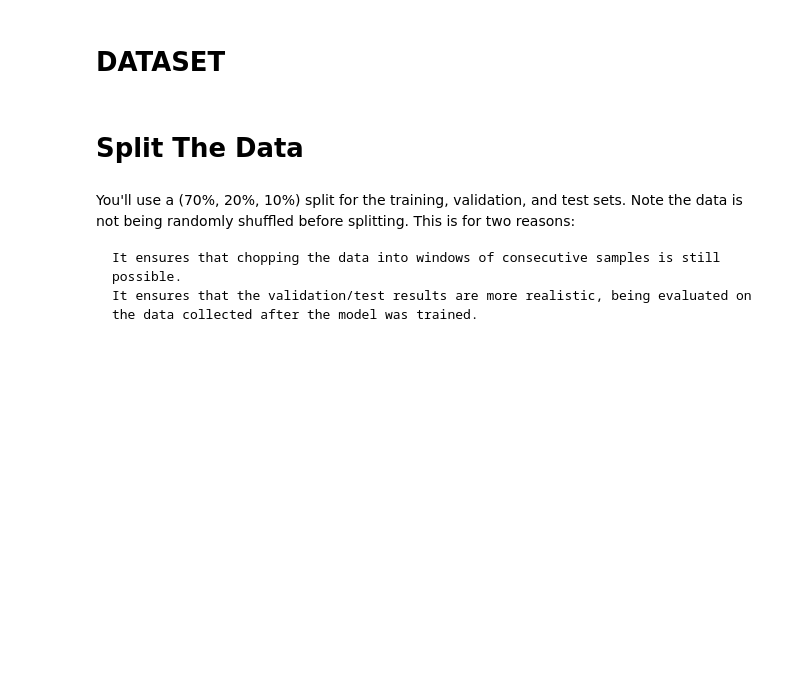
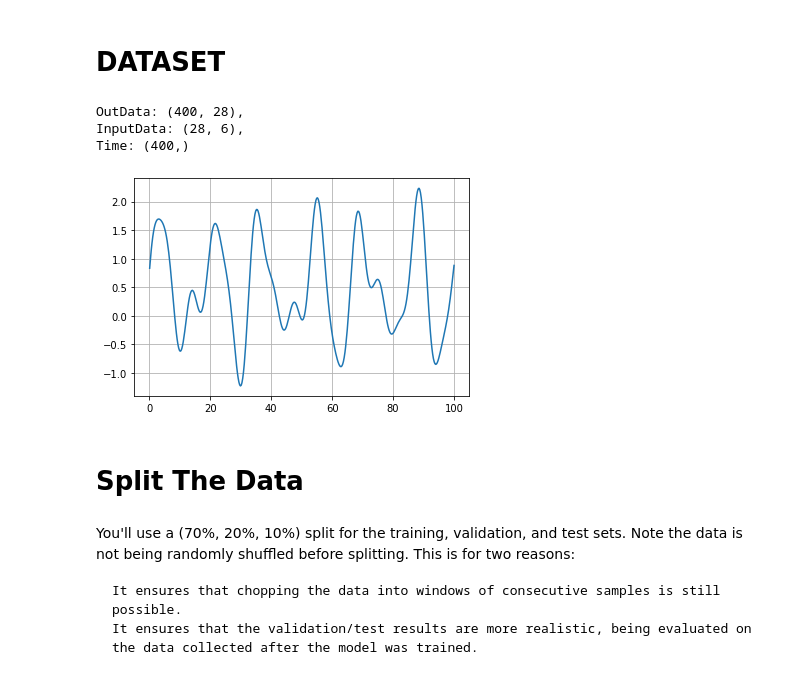
Before and after one commit to trifwn/OscillationLSTM, a Jupyter notebook: LSTMv2.ipynb, the cells around one changed output. Saved outputs shown, nothing was run; the diff lists cells and outputs as text; code cells hidden in the pictures; blank space fills up the shorter version.

```diff
--- a/LSTMv2.ipynb
+++ b/LSTMv2.ipynb
@@ -38,15 +48,21 @@ tf.executing_eagerly()
 # %% [markdown]
 # DATASET
 # %%
-InputData = np.genfromtxt('Data/InputData.csv',delimiter=",")
-t = np.genfromtxt('Data/time.csv',delimiter=",")
-Data = np.genfromtxt('Data/OutputData.csv',delimiter=",")
+InputData = np.genfromtxt('Data/InputDataBenchmark.csv',delimiter=",")
+t = np.genfromtxt('Data/timeBenchmark.csv',delimiter=",")
+Data = np.genfromtxt('Data/OutputDataBenchmark.csv',delimiter=",")
 print(f"OutData: %s, \nInputData: %s, \nTime: %s" %(np.shape(Data),np.shape(InputData),np.shape(t)))
+# %% [output]
+OutData: (400, 28),
+InputData: (28, 6),
+Time: (400,)
 # %%
-example_ind = 610
+example_ind = 5
 
 plt.plot(t,Data[:,example_ind])
 plt.grid()
+# %% [output]
+[figure, added]
 # %% [markdown]
 # Split The Data
 # %% [markdown]
```
Also changed, not shown: parts of 16 cells of this notebook, 7 other files.
